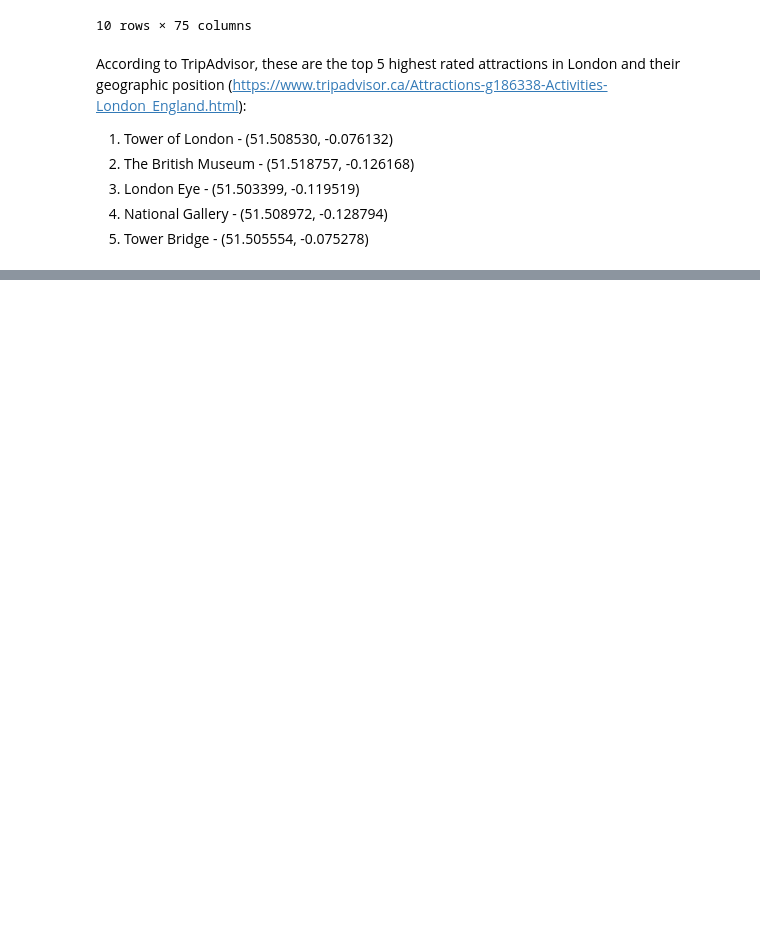
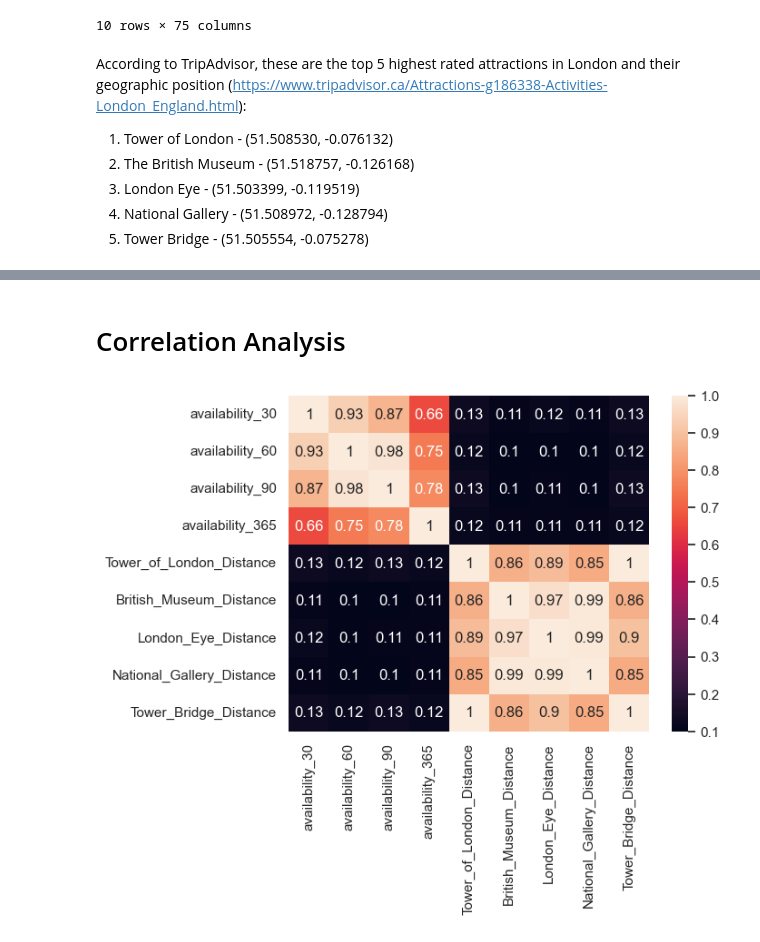
Before and after one commit to 18txm/inside-airbnb-vacancies, a Jupyter notebook: rq3.ipynb, the cells around one changed output, grey strips where cells are left out. Cells and saved outputs as stored; diff of their text form; code cells hidden in the pictures; blank space fills up the shorter version.

```diff
--- a/rq3.ipynb
+++ b/rq3.ipynb
@@ -85,0 +93,13 @@ for attract_name, attract_coord in attract_coords:
+# %% [markdown]
+# Correlation Analysis
+# %%
+# Find the correlation between the distance to the top 5 attractions and the upcoming availability for a rental property.
+avail_columns = ['availability_30', 'availability_60', 'availability_90', 'availability_365']
+dist_columns = ['Tower_of_London_Distance', 'British_Museum_Distance', 'London_Eye_Distance', 'National_Gallery_Distance', 'Tower_Bridge_Distance']
+
+df_distances = listings[avail_columns + dist_columns]
+
+corr = df_distances.corr(method='pearson').round(2)
+corr_map = sns.heatmap(corr, annot=True)
+# %% [output]
+[figure, added]
```
Also changed, not shown: parts of 2 cells of this notebook.
